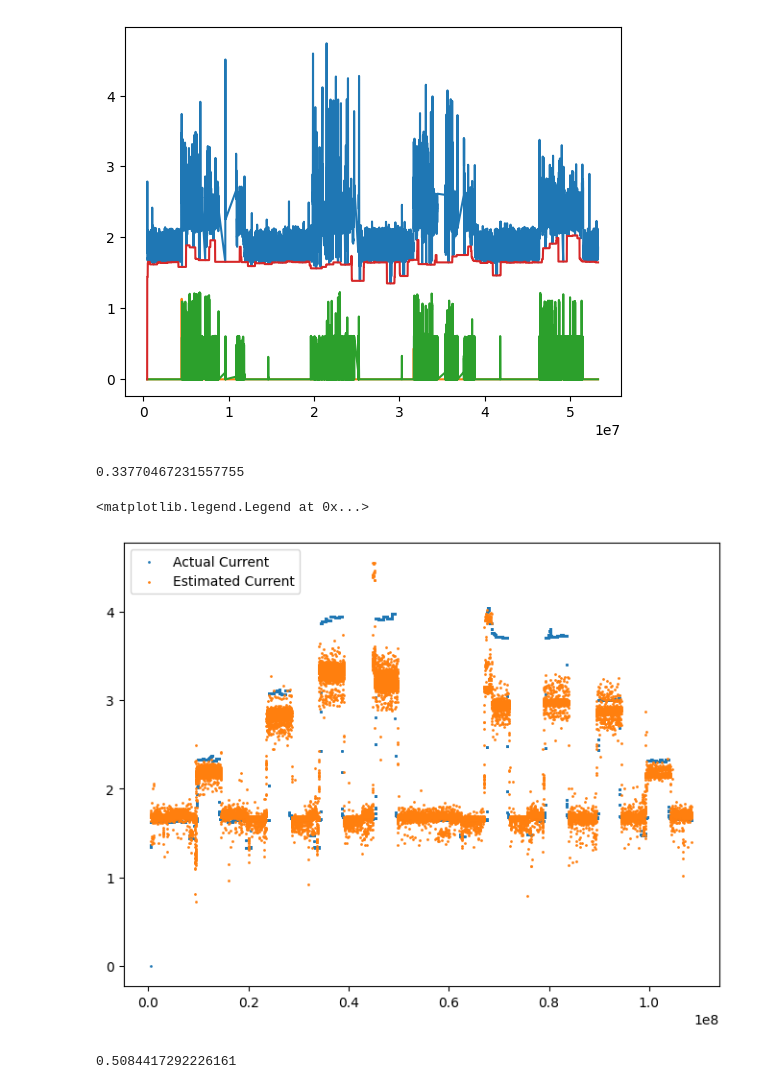
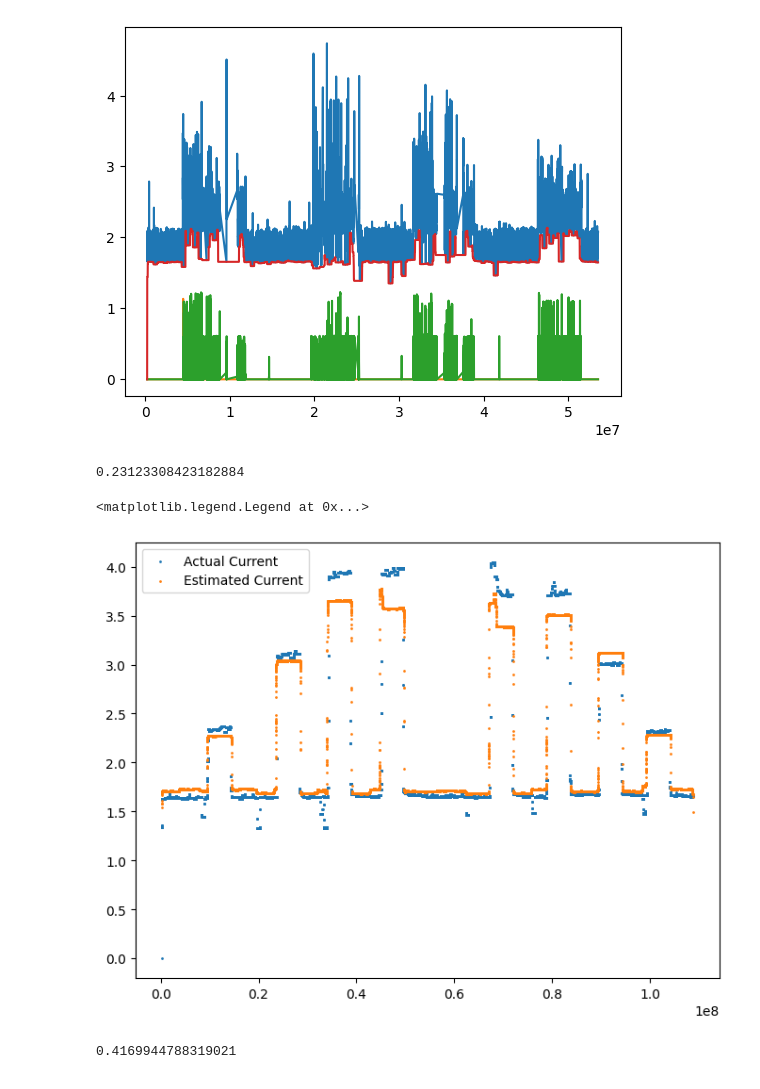
Before and after one commit to radshield/raspi-sel, a Jupyter notebook: analysis/perf_disk.ipynb, the cells around one changed output. Cells and saved outputs as stored; diff of their text form; code cells hidden in the pictures.

```diff
--- a/analysis/perf_disk.ipynb
+++ b/analysis/perf_disk.ipynb
@@ -25,7 +25,7 @@ def single_cpu_scaling(series):
 def min_max_scaling(series):
     return (series - series.min()) / (series.max() - series.min())
 
-k = 501
+k = 251
 # %%
 def preprocess_df(df):
     df['cache_hit_rate_0'] = (df['cache_hit_0'] - df['cache_miss_0']) / df['cache_hit_0']
@@ -100,7 +100,7 @@ plt.plot(copy_df['time'], copy_df['wr_ios_norm'])
 plt.plot(copy_df['time'], copy_df['curr_filt'])
 plt.tick_params(axis='x', which='both', top=False)
 # %% [output]
-[figure, old version]
+[figure, new version]
 # %%
 X = pd.concat([cpu_df, mem_df, copy_df])[['insns_0_norm', 'insns_1_norm', 'insns_2_norm', 'insns_3_norm',
                                           'bus_cycles_0_norm', 'bus_cycles_1_norm', 'bus_cycles_2_norm', 'bus_cycles_3_norm',
@@ -127,21 +127,23 @@ X_test = memrate_df[['insns_0_norm', 'insns_1_norm', 'insns_2_norm', 'insns_3_no
                      'freq_0', 'freq_1', 'freq_2', 'freq_3',
                      'cache_hit_rate_0', 'cache_hit_rate_1', 'cache_hit_rate_2', 'cache_hit_rate_3']]
 Y_test = memrate_df['current']
-predictions = model.predict(X_test)
+memrate_df['curr_pred'] = model.predict(X_test)
 
-mean_absolute_error(Y_test, signal.medfilt(predictions, kernel_size=k))
+memrate_df['curr_pred_min'] = signal.medfilt(memrate_df['curr_pred'], kernel_size=k)
+
+mean_absolute_error(Y_test, signal.medfilt(memrate_df['curr_pred_min'], kernel_size=k))
 # %% [output]
-0.33770467231557755
+0.23123308423182884
 # %%
 fig = plt.figure(figsize=(8, 6))
 ax1 = fig.add_subplot(111)
 
 plt.scatter(memrate_df['time'], memrate_df['curr_filt'], label='actual', s=1)
-plt.scatter(memrate_df['time'], predictions, label='predicted', s=1)
+plt.scatter(memrate_df['time'], memrate_df['curr_pred_min'], label='predicted', s=1)
 plt.legend(['Actual Current', 'Estimated Current'], loc='upper left')
 # %% [output]
 <matplotlib.legend.Legend at 0x...>
-[figure, old version]
+[figure, new version]
 # %%
 memthrash_df = pd.read_csv('../results/disk-memthrash.csv')
 
@@ -154,11 +156,12 @@ X_test = memthrash_df[['insns_0_norm', 'insns_1_norm', 'insns_2_norm', 'insns_3_
                        'freq_0', 'freq_1', 'freq_2', 'freq_3',
                        'cache_hit_rate_0', 'cache_hit_rate_1', 'cache_hit_rate_2', 'cache_hit_rate_3']]
 Y_test = memthrash_df['current']
-predictions = model.predict(X_test)
+memthrash_df['curr_pred'] = model.predict(X_test)
 
-mean_absolute_error(Y_test, signal.medfilt(predictions, kernel_size=k))
+memthrash_df['curr_pred_min'] = signal.medfilt(memthrash_df['curr_pred'], kernel_size=k)
+mean_absolute_error(Y_test, memthrash_df['curr_pred_min'])
 # %% [output]
-0.5084417292226161
+0.4169944788319021
 # %%
 fig = plt.figure(figsize=(8, 6))
 ax = plt.gca()
```
Also changed, not shown: parts of 12 cells of this notebook, 1 other file.
